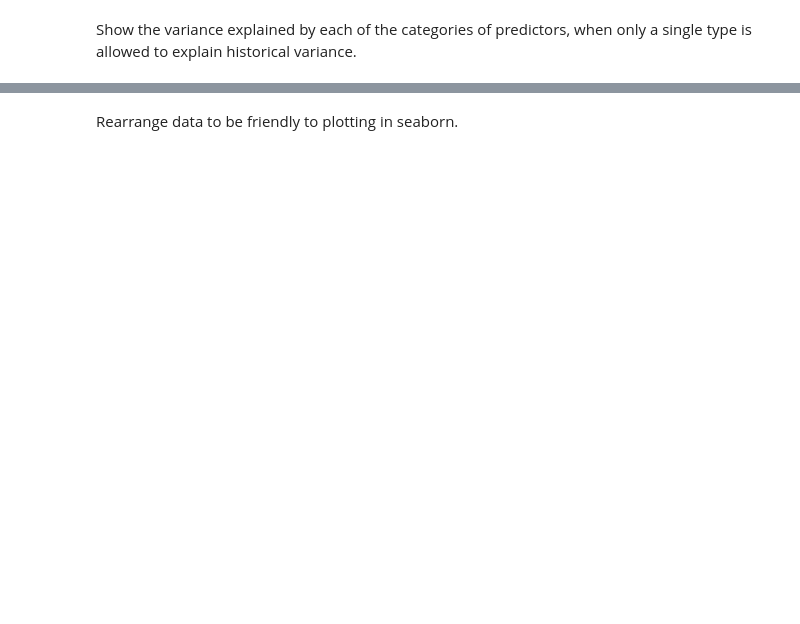
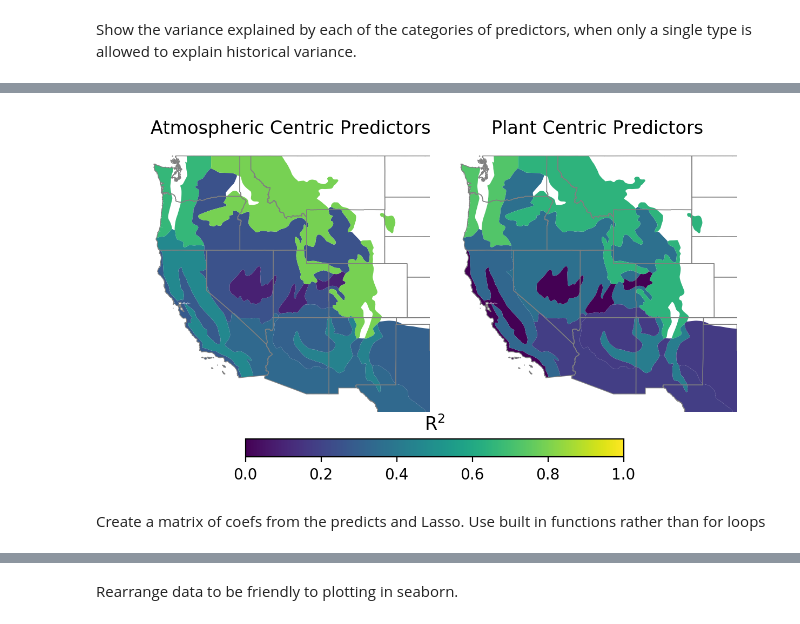
Before and after one commit to stevenjoelbrey/metSpread, a Jupyter notebook: Python/mapped_correlations.ipynb, the cells around one changed output, grey strips where cells are left out. Drawn from its saved outputs; the diff is of its cells as text; code cells hidden in the pictures; blank space fills up the shorter version.

```diff
--- a/Python/mapped_correlations.ipynb
+++ b/Python/mapped_correlations.ipynb
@@ -119,0 +121,34 @@ coef_df
+# %%
+fig, (ax1, ax2) = pyplot.subplots(ncols=2, sharex=True, sharey=True, figsize=(7, 3.3), dpi=200)
+ax1.axis('off')
+ax2.axis('off')
+
+#fig.suptitle('1984-2016 Burn Area Variance Explained')
+
+divisions.plot(ax=ax1, column='atmos_r2', vmin=0, vmax=1, legend=False)
+usa.plot(ax=ax1, facecolor='none', edgecolor="gray", linewidth=0.5)
+ax1.set_xlim(left=-125, right=-100)
+ax1.set_ylim(bottom=30, top=50)
+ax1.set_title("Atmospheric Centric Predictors")
+
+divisions.plot(ax=ax2, column='plant_r2', vmin=0, vmax=1, legend=False)
+usa.plot(ax=ax2, facecolor='none', edgecolor="gray", linewidth=0.5)
+ax2.set_xlim(left=-125, right=-100)
+ax2.set_ylim(bottom=30, top=50)
+ax2.set_title("Plant Centric Predictors")
+
+plt.subplots_adjust(wspace=0.1, hspace=0) # reduce spaces between panes
+
+im = plt.gca().get_children()[0]
+# [left, bottom, width, height]
+# for horizontal bar
+cax = fig.add_axes([0.25, 0, 0.5,0.05])
+fig.colorbar(im, cax=cax, orientation="horizontal")
+plt.title("R$^{2}$")
+#cax = fig.add_axes([0.25, .2, 0.03, 0.4])
+#fig.colorbar(im, cax=cax, orientation="vertical")
+plt.show()
+# %% [output]
+[figure, added]
+# %% [markdown]
+Create a matrix of coefs from the predicts and Lasso. Use built in functions rather than for loops
```
Also changed, not shown: parts of 13 cells of this notebook.
